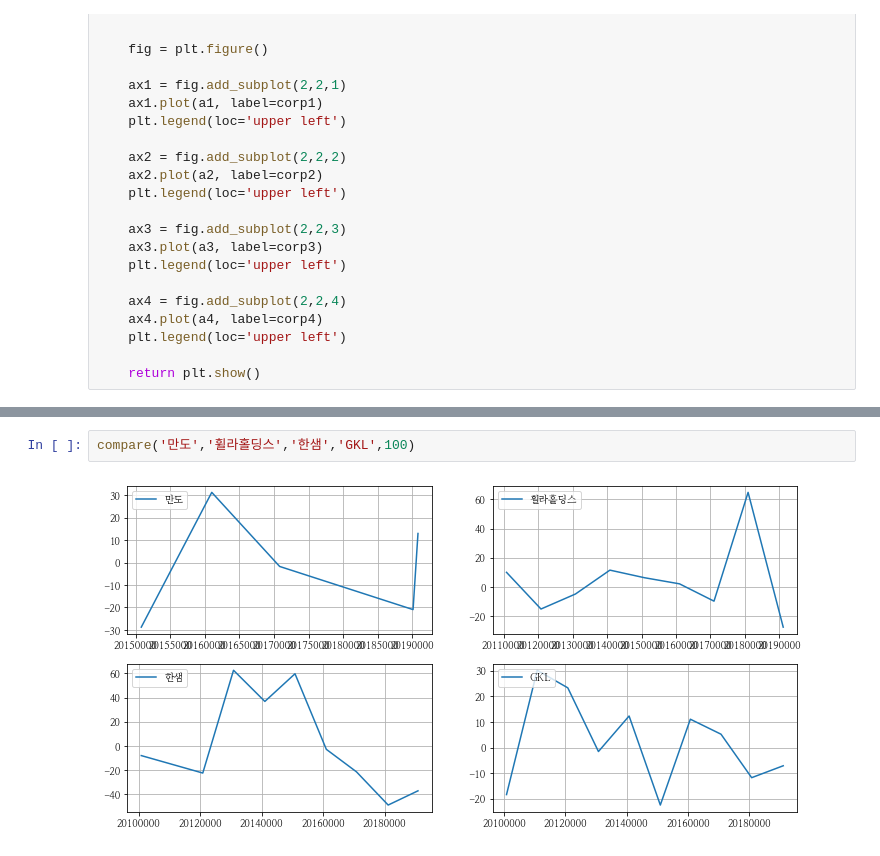
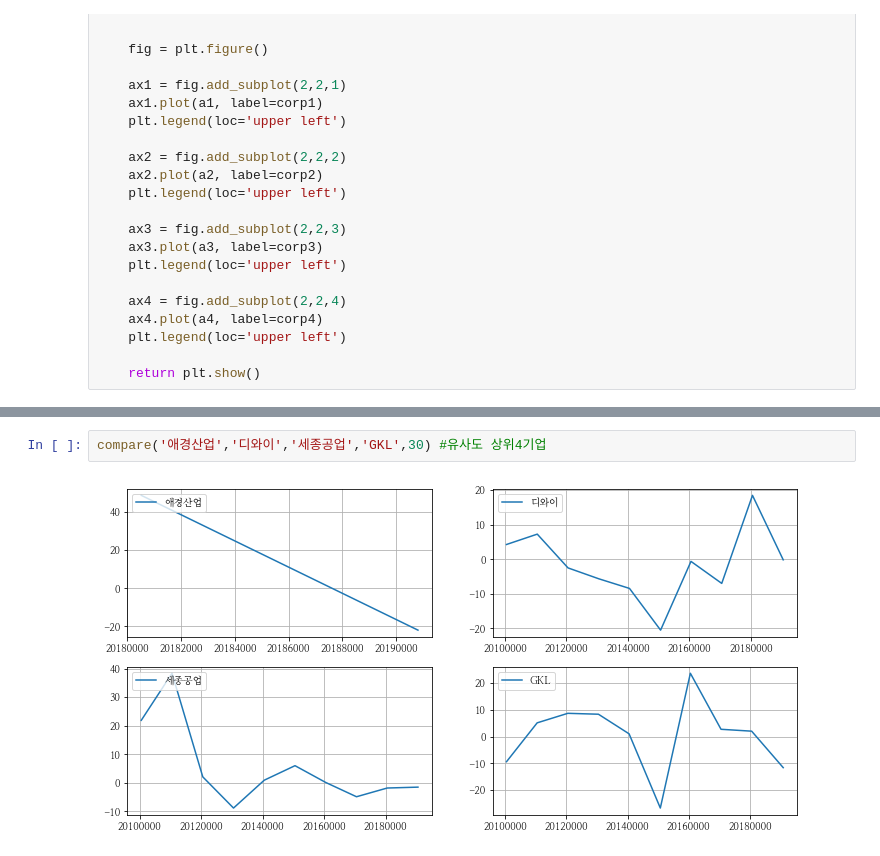
Before and after one commit to Yphy/Textmining, a Jupyter notebook: weak supervision/5.generate_lv2.ipynb, the cells around one changed output, grey strips where cells are left out. Saved outputs shown, nothing was run; the diff lists cells and outputs as text.

```diff
--- a/weak supervision/5.generate_lv2.ipynb
+++ b/weak supervision/5.generate_lv2.ipynb
@@ -230,4 +229,4 @@ compare('한샘','디티알오토모티브','GKL','오리온',100)
-# %%
-compare('만도','휠라홀딩스','한샘','GKL',100)
-# %% [output]
-[figure, removed]
+# %%
+compare('애경산업','디와이','세종공업','GKL',30) #유사도 상위4기업
+# %% [output]
+[figure, added]
```
Also changed, not shown: parts of 27 cells of this notebook, 1 other file.
